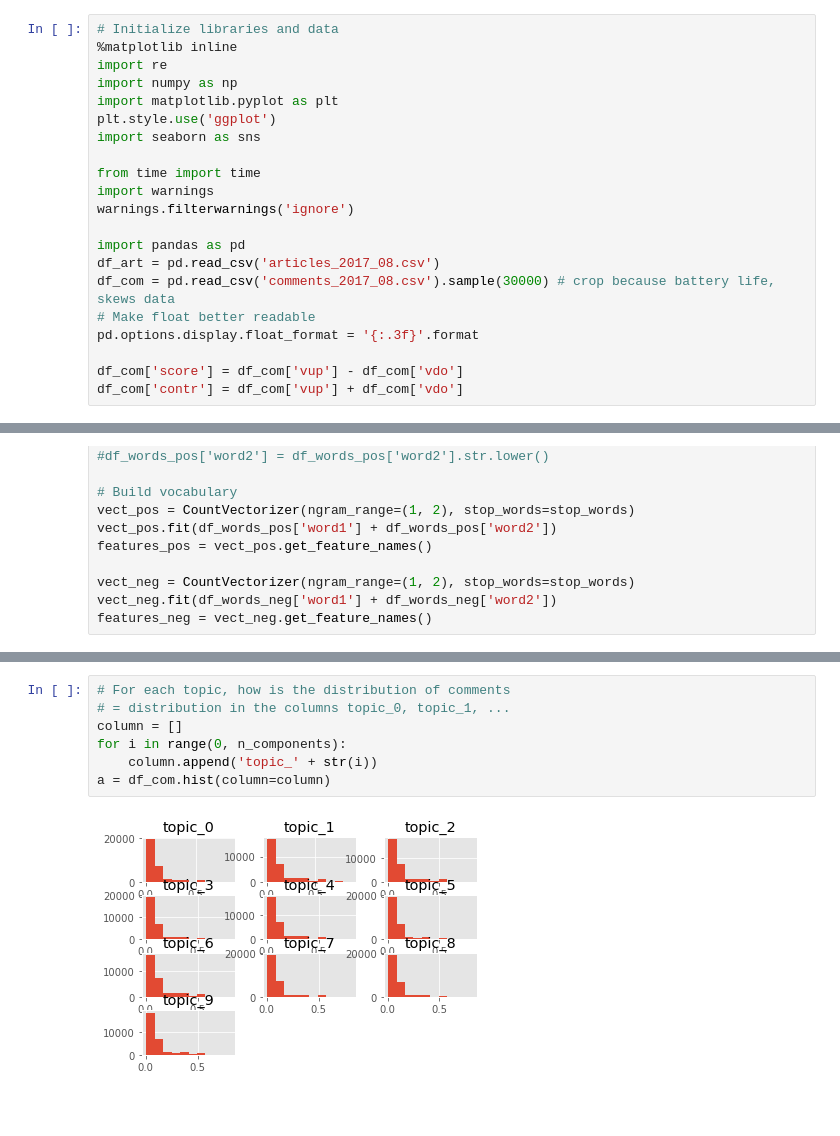
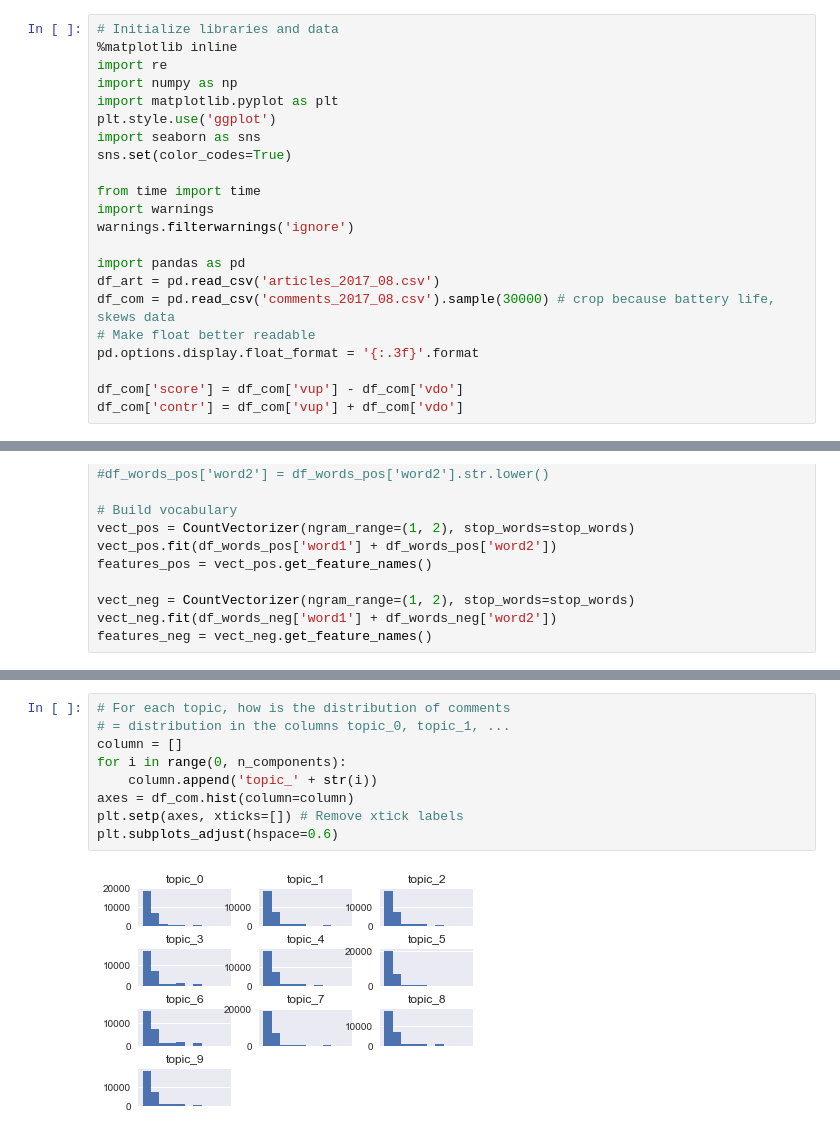
Before and after one commit to fdelia/bots, a Jupyter notebook: 4_clustering_comments.ipynb, the cells around one changed output, grey strips where cells are left out. Saved outputs shown, nothing was run; the diff lists cells and outputs as text; blank space fills up the shorter version.

```diff
--- a/4_clustering_comments.ipynb
+++ b/4_clustering_comments.ipynb
@@ -26,6 +26,7 @@ import numpy as np
 import matplotlib.pyplot as plt
 plt.style.use('ggplot')
 import seaborn as sns
+sns.set(color_codes=True)
 
 from time import time
 import warnings
@@ -264,10 +284,12 @@ plt.show()
 # %%
 # For each topic, how is the distribution of comments
 # = distribution in the columns topic_0, topic_1, ...
 column = []
 for i in range(0, n_components):
     column.append('topic_' + str(i))
-a = df_com.hist(column=column)
+axes = df_com.hist(column=column)
+plt.setp(axes, xticks=[]) # Remove xtick labels
+plt.subplots_adjust(hspace=0.6)
 # %% [output]
-[figure, old version]
+[figure, new version]
 # %%
```
Also changed, not shown: parts of 9 cells of this notebook, 1 other file.
